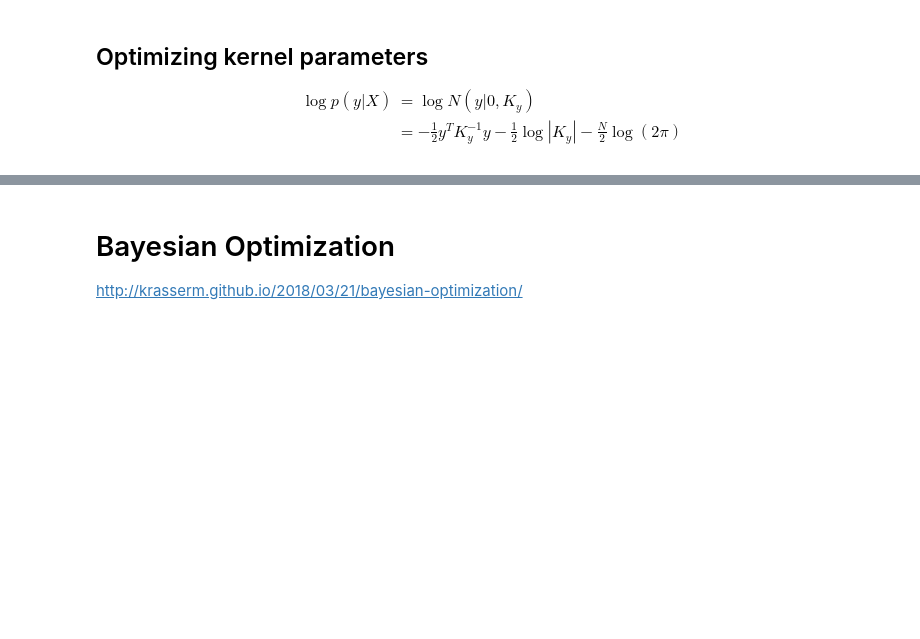
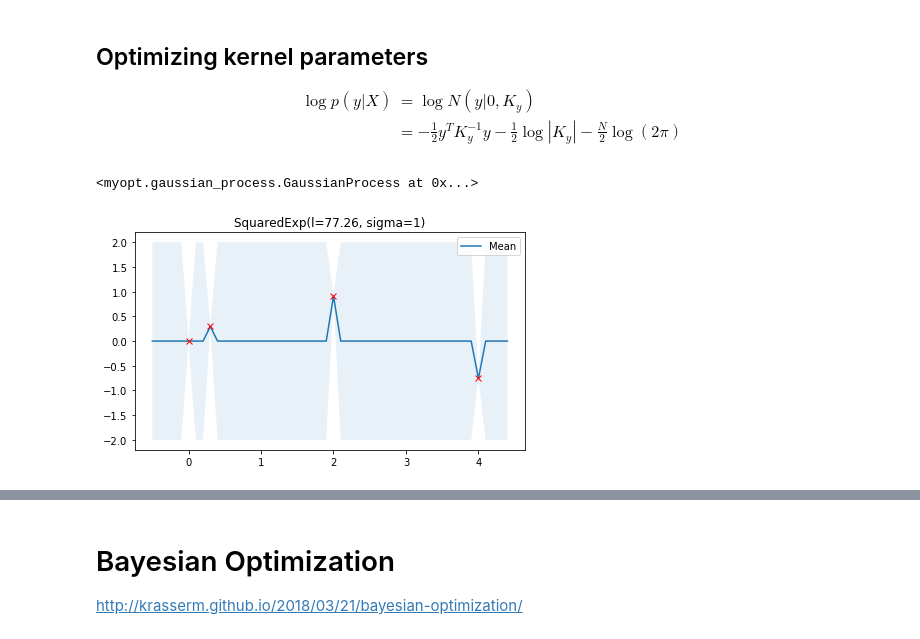
Before and after one commit to darthdeus/bopt, a Jupyter notebook: GP mojeopt.ipynb, the cells around one changed output, grey strips where cells are left out. Saved outputs shown, nothing was run; the diff lists cells and outputs as text; code cells hidden in the pictures; blank space fills up the shorter version.

```diff
--- a/GP mojeopt.ipynb
+++ b/GP mojeopt.ipynb
@@ -145,3 +115,8 @@ $$
                 &= -\frac{1}{2} y^T K_y^{-1} y - \frac{1}{2} \log |K_y| - \frac{N}{2} \log(2 \pi)
 \end{align}
 $$
+# %%
+GaussianProcess().fit(X_train, y_train).optimize_kernel().posterior(X).plot_posterior(num_samples=0)
+# %% [output]
+<myopt.gaussian_process.GaussianProcess at 0x...>
+[figure, added]
```
Also changed, not shown: parts of 27 cells of this notebook, 5 other files.
